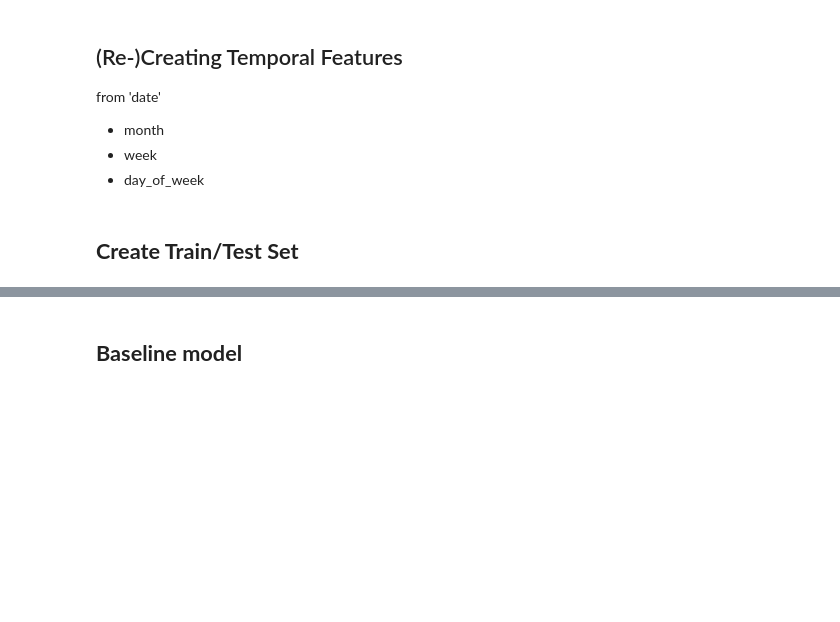
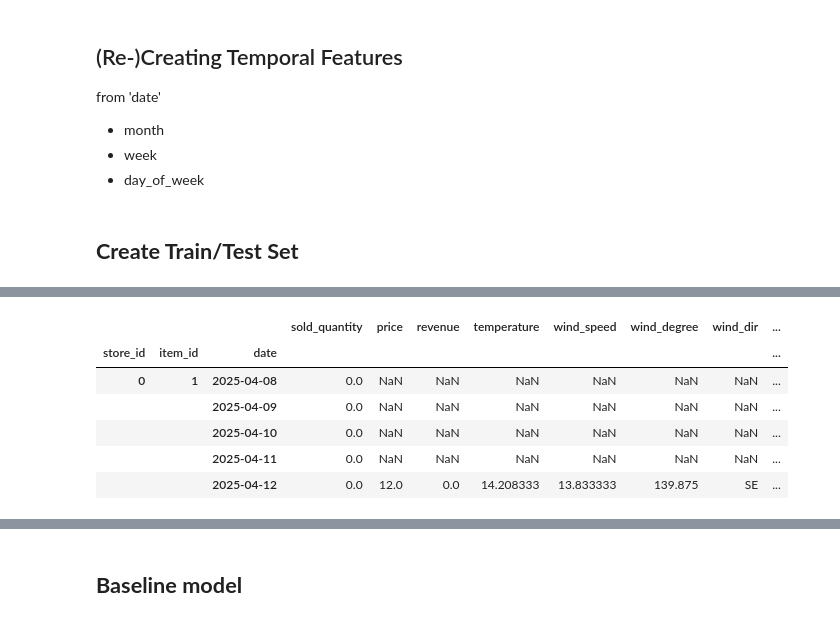
Before and after one commit to shuting-fish/food_prediction, a Jupyter notebook: lagging_rolling.ipynb, the cells around one changed output, grey strips where cells are left out. Drawn from its saved outputs; the diff is of its cells as text; code cells hidden in the pictures; blank space fills up the shorter version.

Commit message:
encoding completed

```diff
--- a/lagging_rolling.ipynb
+++ b/lagging_rolling.ipynb
@@ -240,6 +224,12 @@ from 'date'
 * month
 * week
 * day_of_week
+# %%
+# check
+pd.set_option('display.max_columns', None)
+###
+# cond = (df.index.get_level_values('date') >= "2025-06-29") & (df.index.get_level_values('item_id').isin([1, 7, 8]) & (df.sold_quantity > 0))
+# df[cond].head(20)
 # %%
 # reset multiindex first - otherwise .isocalender().week will not work
 df = df.reset_index()
@@ -303,0 +330,33 @@ y_test = test['sold_quantity']
+# %%
+# delete target encoded category cols
+train = train.drop(columns=['zipcode', 'weather_description'], errors='ignore')
+test = test.drop(columns=['zipcode', 'weather_description'], errors='ignore')
+# %%
+# encoding 2
+## One Hot Encoding
+from sklearn.preprocessing import OneHotEncoder
+
+# instatiate encoder
+ohe = OneHotEncoder(sparse_output=False, handle_unknown='ignore')
+
+# encode and apply to train and test set
+train_cat_encoded = ohe.fit_transform(train[['category_name']])
+test_cat_encoded = ohe.transform(test[['category_name']])
+
+# make it a dataframe
+df_train_cat_encoded = pd.DataFrame(train_cat_encoded, columns=(ohe.get_feature_names_out(['category_name'])), index=train.index)
+df_test_cat_encoded = pd.DataFrame(test_cat_encoded, columns=(ohe.get_feature_names_out(['category_name'])), index=test.index)
+
+# join with origin df
+train = train.drop(columns=['category_name']).join(df_train_cat_encoded)
+test = test.drop(columns=['category_name']).join(df_test_cat_encoded)
+
+train.head()
+# %% [output]
+|  |  |  | sold_quantity | price | revenue | temperature | wind_speed | wind_degree | wind_dir | ... |
+| store_id | item_id | date |  |  |  |  |  |  |  | ... |
+| 0 | 1 | 2025-04-08 | 0.0 | NaN | NaN | NaN | NaN | NaN | NaN | ... |
+|  |  | 2025-04-09 | 0.0 | NaN | NaN | NaN | NaN | NaN | NaN | ... |
+|  |  | 2025-04-10 | 0.0 | NaN | NaN | NaN | NaN | NaN | NaN | ... |
+|  |  | 2025-04-11 | 0.0 | NaN | NaN | NaN | NaN | NaN | NaN | ... |
+|  |  | 2025-04-12 | 0.0 | 12.0 | 0.0 | 14.208333 | 13.833333 | 139.875 | SE | ... |
```
Also changed, not shown: parts of 22 cells of this notebook.
